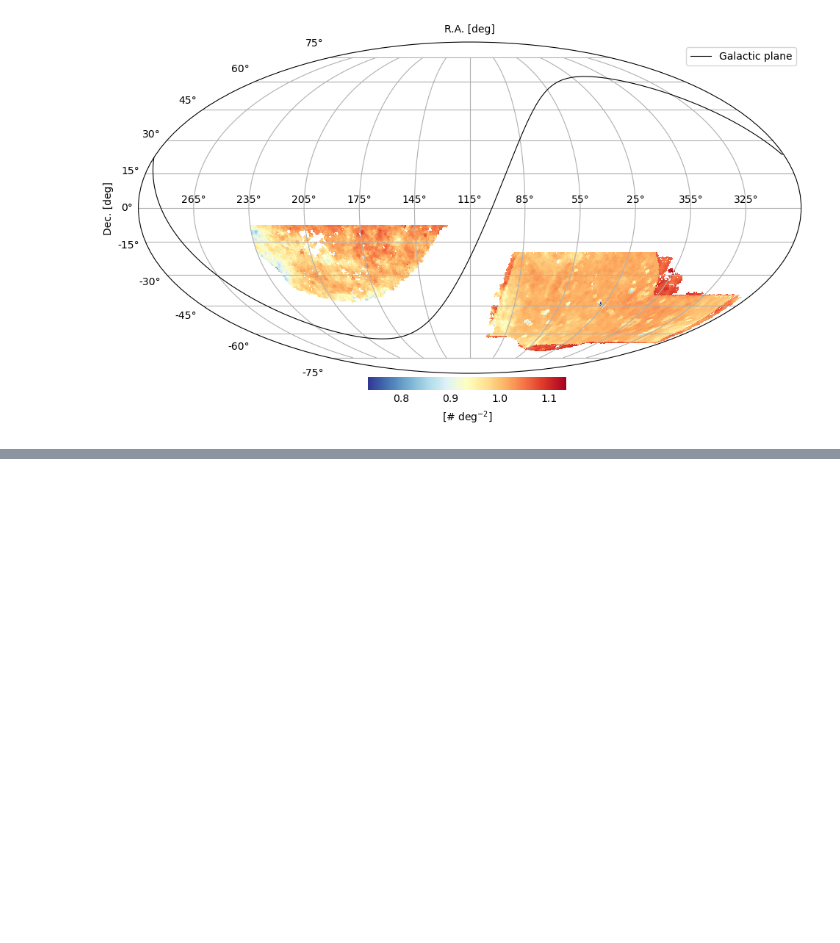
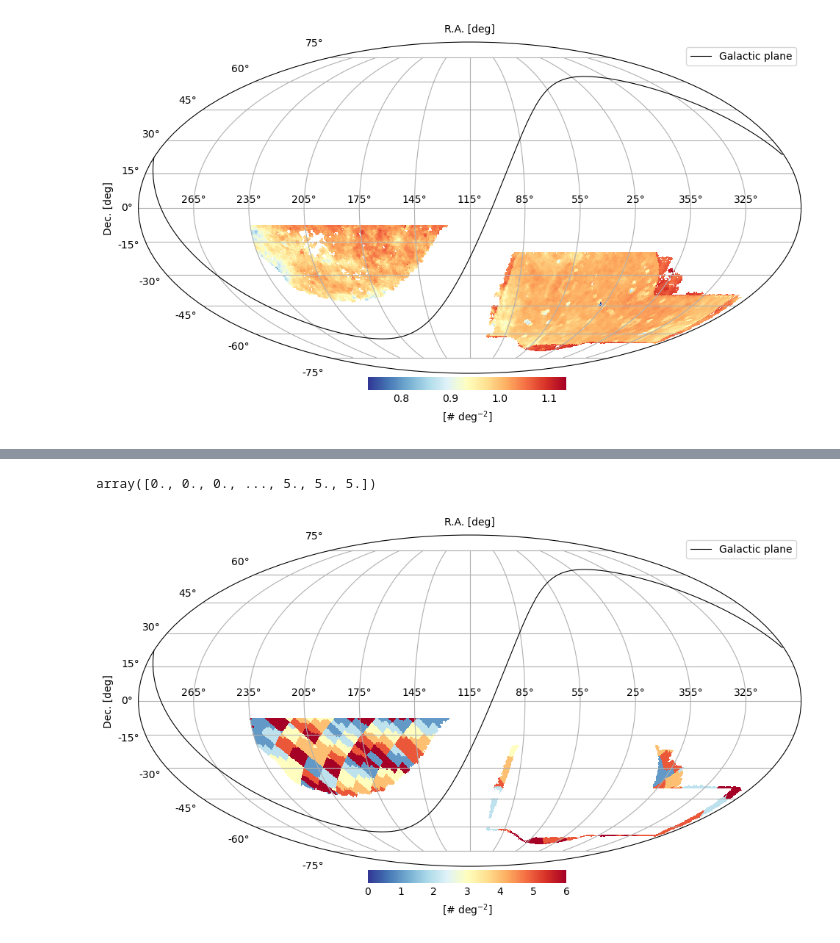
Before and after one commit to 4most-crs/4MOST_CRS_tools, a Jupyter notebook: systematic_regression.ipynb, the cells around one changed output, grey strips where cells are left out. Cells and saved outputs as stored; diff of their text form; code cells hidden in the pictures; blank space fills up the shorter version.

```diff
--- a/systematic_regression.ipynb
+++ b/systematic_regression.ipynb
@@ -22,0 +41,8 @@ utils.plot_moll(w, nest=True)
+# %%
+Y_predkfolf
+# %% [output]
+array([0., 0., 0., ..., 5., 5., 5.])
+# %%
+utils.plot_moll(kfoldmap, nest=True, min=0, max=6)
+# %% [output]
+[figure, added]
```
Also changed, not shown: parts of 5 cells of this notebook, 1 other file.
